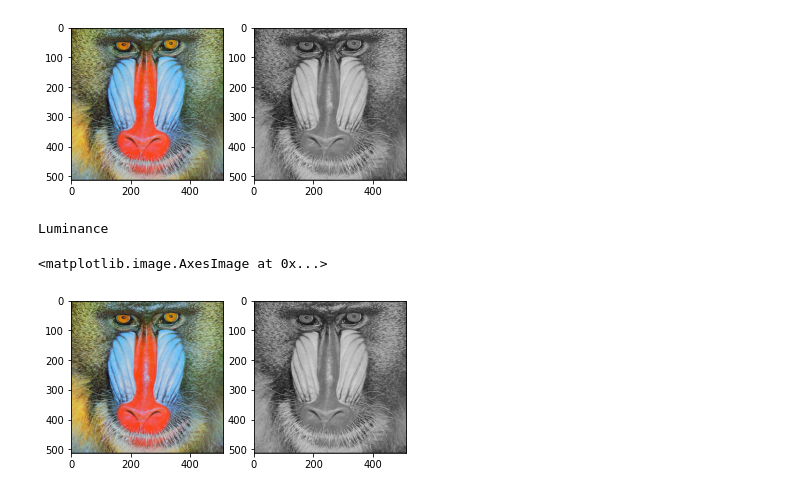
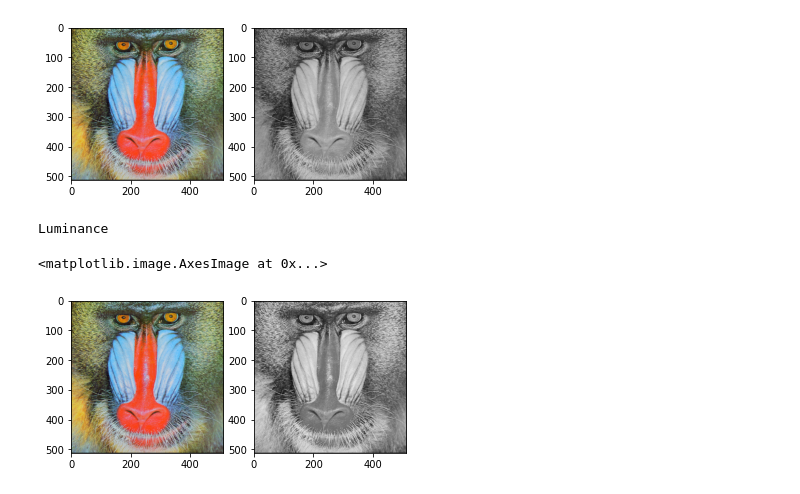
Before and after one commit to Agustindwinurhamidah/PCVK, a Jupyter notebook: modul3.ipynb, the cells around one changed output. Drawn from its saved outputs; the diff is of its cells as text; code cells hidden in the pictures.

```diff
--- a/modul3.ipynb
+++ b/modul3.ipynb
@@ -115,17 +115,21 @@ Lightness
 <matplotlib.image.AxesImage at 0x...>
 [figure]
 # %%
-ori_avg = cv.imread('/content/drive/MyDrive/Images/Images/mandrill.tiff')
-ori_rgb = cv.cvtColor(ori_avg, cv.COLOR_BGR2RGB)
-ori_avg[:] = ori_avg.mean(axis = -1, keepdims = 1)
+original = cv.imread('/content/drive/MyDrive/Images/Images/mandrill.tiff')
+img = cv.cvtColor(original, cv.COLOR_BGR2RGB)
+brightness_image = cv.cvtColor(original, cv.COLOR_BGR2RGB)
+
+R, G, B = img[:,:,0], img[:,:,1],img[:,:,2]
+Y = (0.2126 * R) + (0.7152 * G) + (0.0722 * B)
+
 fig, ax = plt.subplots(1,2)
 print('Luminance')
-ax[0].imshow(ori_rgb)
-ax[1].imshow(ori_avg)
+ax[0].imshow(img)
+ax[1].imshow(Y, cmap='gray')
 # %% [output]
 Luminance
 <matplotlib.image.AxesImage at 0x...>
-[figure, old version]
+[figure, new version]
 # %%
 img_4 = cv.imread('/content/drive/MyDrive/Images/Images/mandrill.tiff')
 ret, mask = cv.threshold(img_4[:,:,2], 180, 255, cv.THRESH_BINARY)
```
Also changed, not shown: parts of 2 cells of this notebook.
